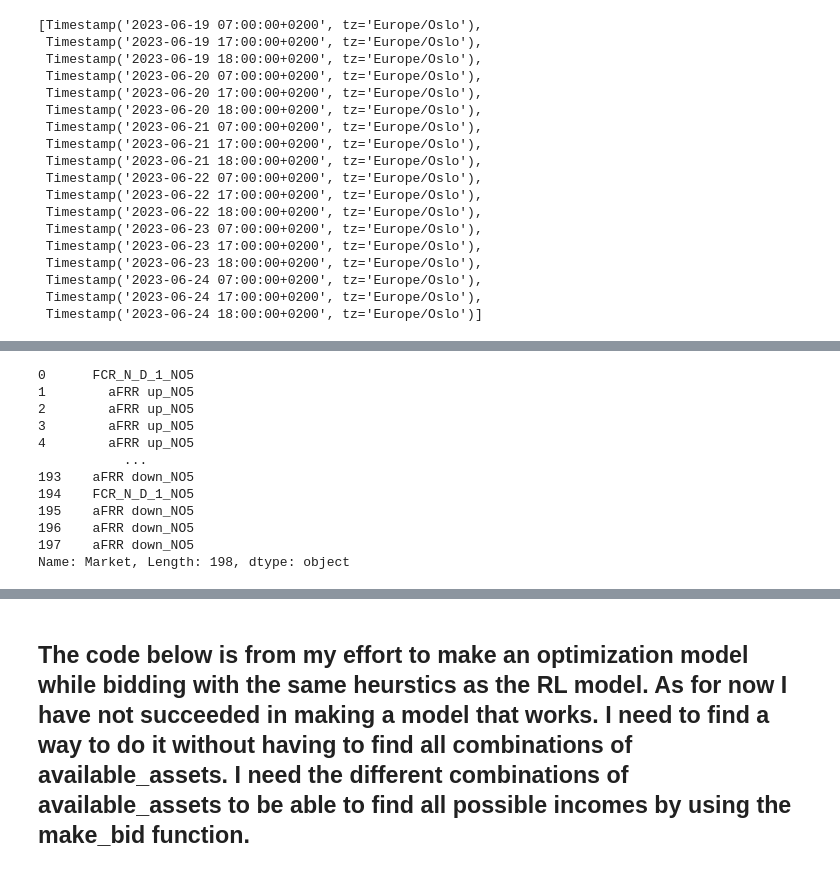
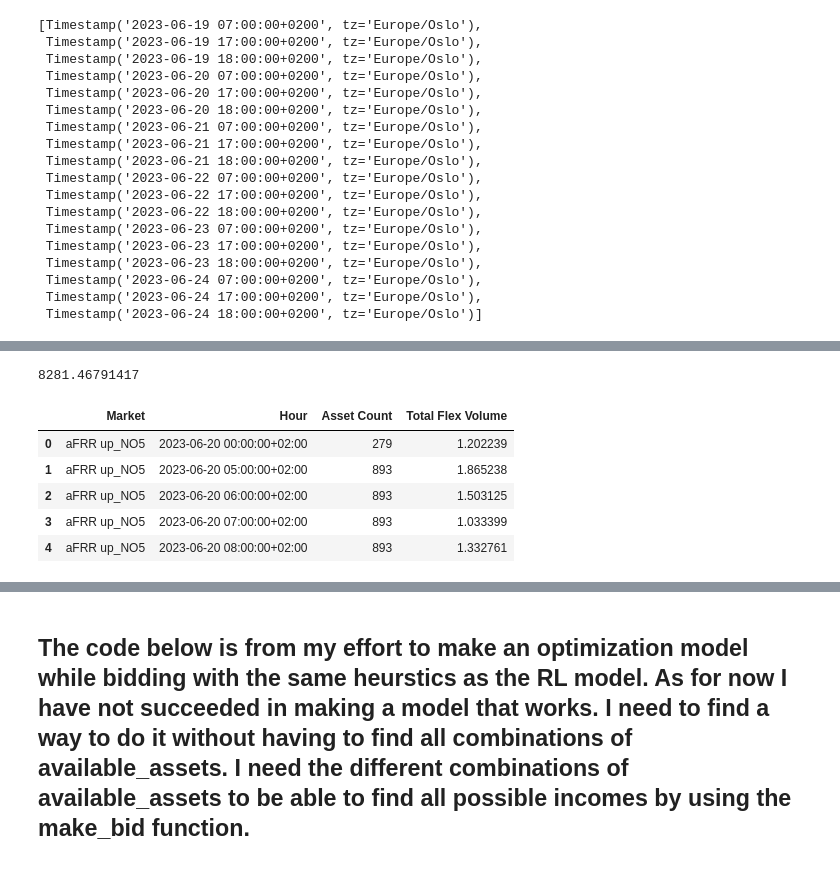
Before and after one commit to sandermeland/master-kode, a Jupyter notebook: bidding_v_5.ipynb, the cells around one changed output, grey strips where cells are left out. Saved outputs shown, nothing was run; the diff lists cells and outputs as text; code cells hidden in the pictures.

```diff
--- a/bidding_v_5.ipynb
+++ b/bidding_v_5.ipynb
@@ -548,7 +548,7 @@ place_bid_hours
  Timestamp('2023-06-24 17:00:00+0200', tz='Europe/Oslo'),
  Timestamp('2023-06-24 18:00:00+0200', tz='Europe/Oslo')]
 # %%
-def get_n_portfolios_for_market(possible_assets : [new_meters.PowerMeter], market : final_markets.ReserveMarket, hour : pd.Timestamp, compatible_dict : dict, top_n=100, iterations=100):
+def get_n_portfolios_for_market(possible_assets : [new_meters.PowerMeter], market : final_markets.ReserveMarket, hour : pd.Timestamp, compatible_dict : dict, top_n=100, iterations=100, min_n=20):
     """function to find a diverse and large subset of feasible combinations without the computational overhead of checking all possible combinations.
         DISCLAIMER : This function doesnt take procured volume in the given market in to account.
 
@@ -591,7 +591,7 @@ def get_n_portfolios_for_market(possible_assets : [new_meters.PowerMeter], marke
     if len(top_assets) > 0:
         for _ in range(iterations):
             # Randomly sample a smaller subset from top assets
-            num_assets_to_sample = min(len(top_assets), random.randint(50, top_n))
+            num_assets_to_sample = min(len(top_assets), random.randint(min_n, top_n))
 
             sampled_assets = random.sample(top_assets, k=num_assets_to_sample)
 
@@ -609,7 +609,7 @@ def get_n_portfolios_for_market(possible_assets : [new_meters.PowerMeter], marke
 # %%
 import random
 # %%
-def make_bid(market : final_markets.ReserveMarket, hour : pd.Timestamp, action : int, possible_assets : [new_meters.PowerMeter], compatible_dict : dict):
+def make_bid(market : final_markets.ReserveMarket, hour : pd.Timestamp, action : int, possible_assets : [new_meters.PowerMeter], compatible_dict : dict, top_n = 200, iterations = 100, min_n = 20):
     """Function to make a bid to a given market in a given hour
 
     Args:
@@ -627,9 +627,11 @@ def make_bid(market : final_markets.ReserveMarket, hour : pd.Timestamp, action :
     if action == 0:
         return [], 0, 0
     elif action == 1:
-        portfolio_dict = get_n_portfolios_for_market(possible_assets = possible_assets, market = market, hour = hour, compatible_dict= compatible_dict, top_n=600, iterations=1000)
-        portfolios = list(portfolio_dict.keys())
-        print(len(portfolios))
+        portfolio_dict = get_n_portfolios_for_market(possible_assets = possible_assets, market = market, hour = hour, compatible_dict= compatible_dict, top_n= top_n, iterations=iterations, min_n=min_n)
+        portfolios = [key for key in portfolio_dict.keys()]
+        """print(type(portfolios[0]))
+        print(type(portfolios))
+        print(len(portfolios))"""
         portfolio = portfolios[random.randint(0, len(portfolios))] if len(portfolio_dict.keys()) > 0 else []
         volume = portfolio_dict[portfolio] if len(portfolio) > 0 else 0
         return portfolio, rl_utils.get_income_for_portfolio(volume, market, hour), volume
@@ -675 +688,5 @@ def run_RL_bidding_with_actions():
+# %%
+top_n_list = [200,400,600]
+iterations_list = [1000, 500, 100]
+min_n_list = [20, 40, 60]
 # %%
@@ -698,0 +698,13 @@ rev
+# %%
+rev
+# %% [output]
+8281.46791417
+# %%
+e_dict[2].head()
+# %% [output]
+|  | Market | Hour | Asset Count | Total Flex Volume |
+| 0 | aFRR up_NO5 | 2023-06-20 00:00:00+02:00 | 279 | 1.202239 |
+| 1 | aFRR up_NO5 | 2023-06-20 05:00:00+02:00 | 893 | 1.865238 |
+| 2 | aFRR up_NO5 | 2023-06-20 06:00:00+02:00 | 893 | 1.503125 |
+| 3 | aFRR up_NO5 | 2023-06-20 07:00:00+02:00 | 893 | 1.033399 |
+| 4 | aFRR up_NO5 | 2023-06-20 08:00:00+02:00 | 893 | 1.332761 |
@@ -712,15 +714,0 @@ mcd_comparison = mcd["Market"].loc[mcd["Hour"] >= H[24]]
-# %%
-adf_comparison
-# %% [output]
-0      FCR_N_D_1_NO5
-1        aFRR up_NO5
-2        aFRR up_NO5
-3        aFRR up_NO5
-4        aFRR up_NO5
-           ...
-193    aFRR down_NO5
-194    FCR_N_D_1_NO5
-195    aFRR down_NO5
-196    aFRR down_NO5
-197    aFRR down_NO5
-Name: Market, Length: 198, dtype: object
```
Also changed, not shown: parts of 24 cells of this notebook, 2 other files.
